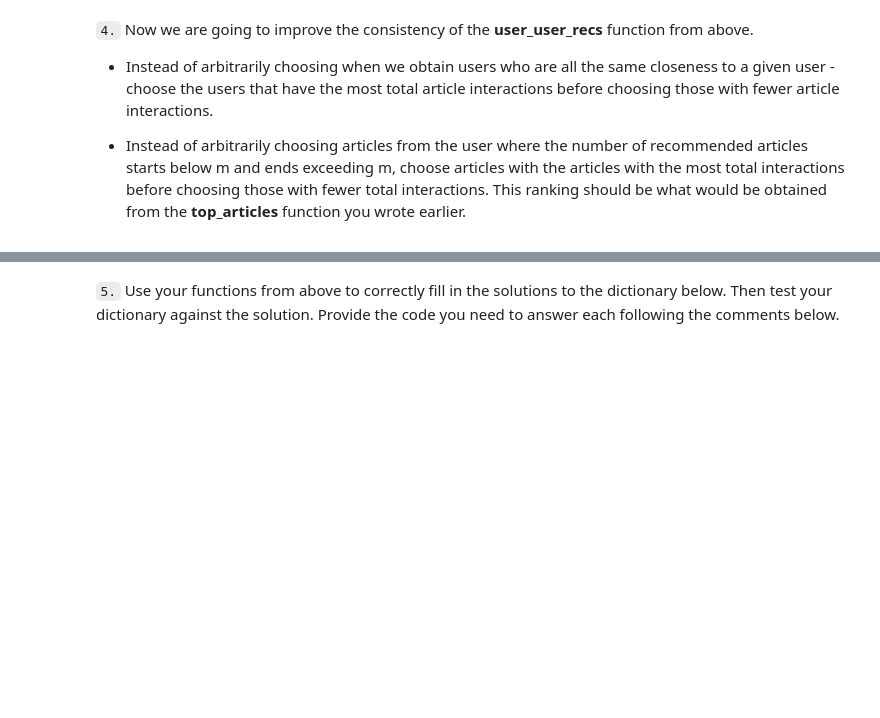
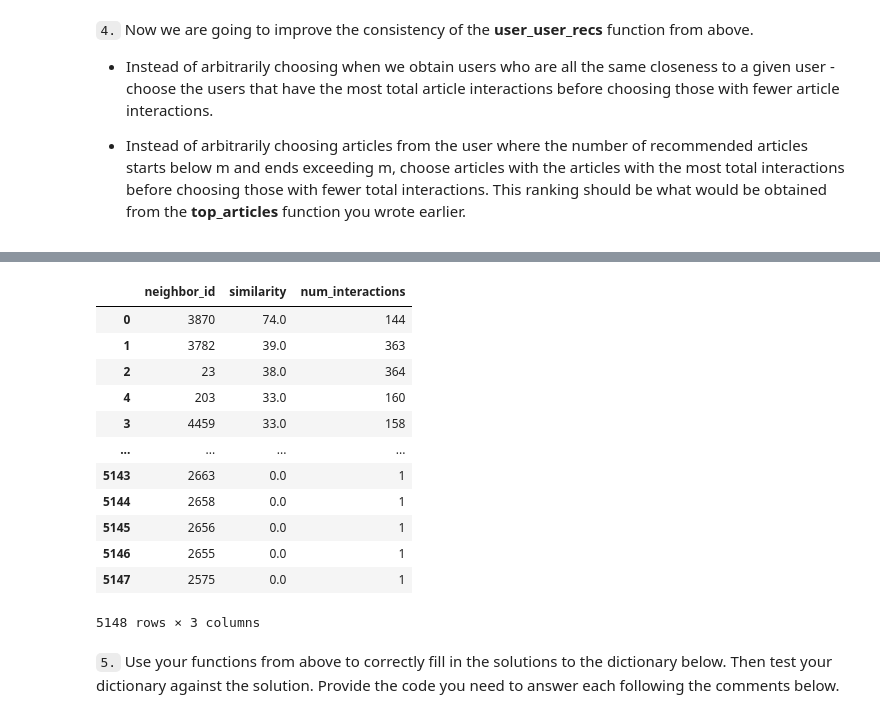
Before and after one commit to SweetAdjPotato/Recommendation_with_IBM, a Jupyter notebook: Recommendations_with_IBM.ipynb, the cells around one changed output, grey strips where cells are left out. Cells and saved outputs as stored; diff of their text form; code cells hidden in the pictures; blank space fills up the shorter version.

Commit message:
User-User Based Collaborative Filtering in progress

```diff
--- a/Recommendations_with_IBM.ipynb
+++ b/Recommendations_with_IBM.ipynb
@@ -471 +516,57 @@ print("If this is all you see, you passed all of our tests!  Nice job!")
+# %%
+def find_similar_users_similarity(user_id, user_item=user_item):
+    '''
+    INPUT:
+    user_id - (int) a user_id
+    user_item - (pandas dataframe) matrix of users by articles:
+                1's when a user has interacted with an article, 0 otherwise
+
+    OUTPUT:
+    similar_user_ids - (list) an ordered list where the closest users (largest dot product users)
+                    are listed first
+    similar_user_similarity - (list) an ordered list where the largest similarity (largest dot product users)
+                    are listed first
+    Description:
+    Computes the similarity of every pair of users based on the dot product
+    Returns an ordered
+
+    '''
+
+    # compute similarity of each user to the provided user
+    dot_prod_users = user_item.dot(np.transpose(user_item))
+    user_id_index = np.where(user_item.index == user_id)[0][0]
+    similar_users = dot_prod_users.iloc[user_id_index]
+    # sort by similarity
+    similar_users = similar_users.sort_values(ascending=False)
+    # create list of just the ids
+    similar_user_ids = similar_users.index[1:]
+    # create list of just the similarities
+    similar_user_similarity = similar_users.values[1:]
+
+    return similar_user_ids, similar_user_similarity # return a list of the users in order from most to least similar
+# %%
+user_id = 131
+interactions_df = df[df['user_id'].isin(similar_user_ids)].groupby('user_id').count()['article_id'].reset_index()
+neighbors_df = pd.DataFrame(columns=['user_id', 'similarity'])
+similar_user_ids, similar_user_similarity = find_similar_users_similarity(user_id)
+neighbors_df['user_id'] = similar_user_ids
+neighbors_df['similarity'] = similar_user_similarity
+neighbors_df = pd.merge(neighbors_df, interactions_df, on='user_id', how='left')
+neighbors_df.columns = ['neighbor_id', 'similarity', 'num_interactions']
+neighbors_df = neighbors_df.sort_values(['similarity', 'num_interactions'], ascending = False)
+neighbors_df
+# %% [output]
+|  | neighbor_id | similarity | num_interactions |
+| 0 | 3870 | 74.0 | 144 |
+| 1 | 3782 | 39.0 | 363 |
+| 2 | 23 | 38.0 | 364 |
+| 4 | 203 | 33.0 | 160 |
+| 3 | 4459 | 33.0 | 158 |
+| ... | ... | ... | ... |
+| 5143 | 2663 | 0.0 | 1 |
+| 5144 | 2658 | 0.0 | 1 |
+| 5145 | 2656 | 0.0 | 1 |
+| 5146 | 2655 | 0.0 | 1 |
+| 5147 | 2575 | 0.0 | 1 |
+5148 rows × 3 columns
 # %%
```
Also changed, not shown: parts of 9 cells of this notebook.
